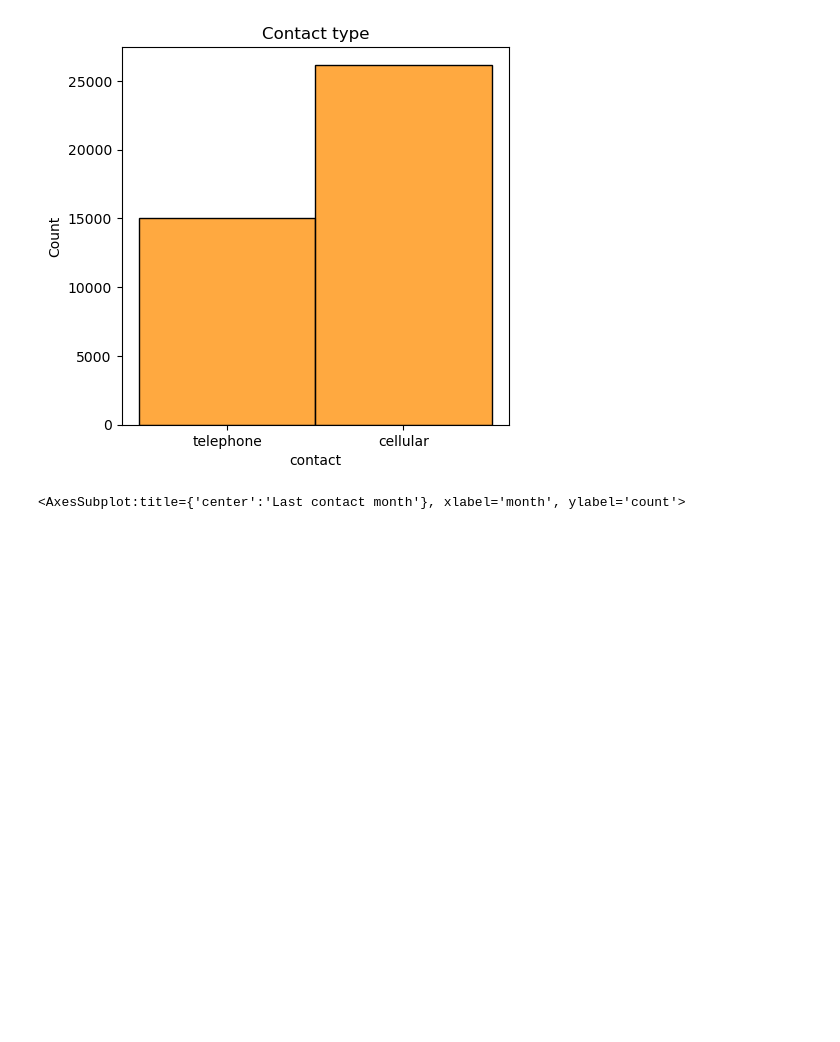
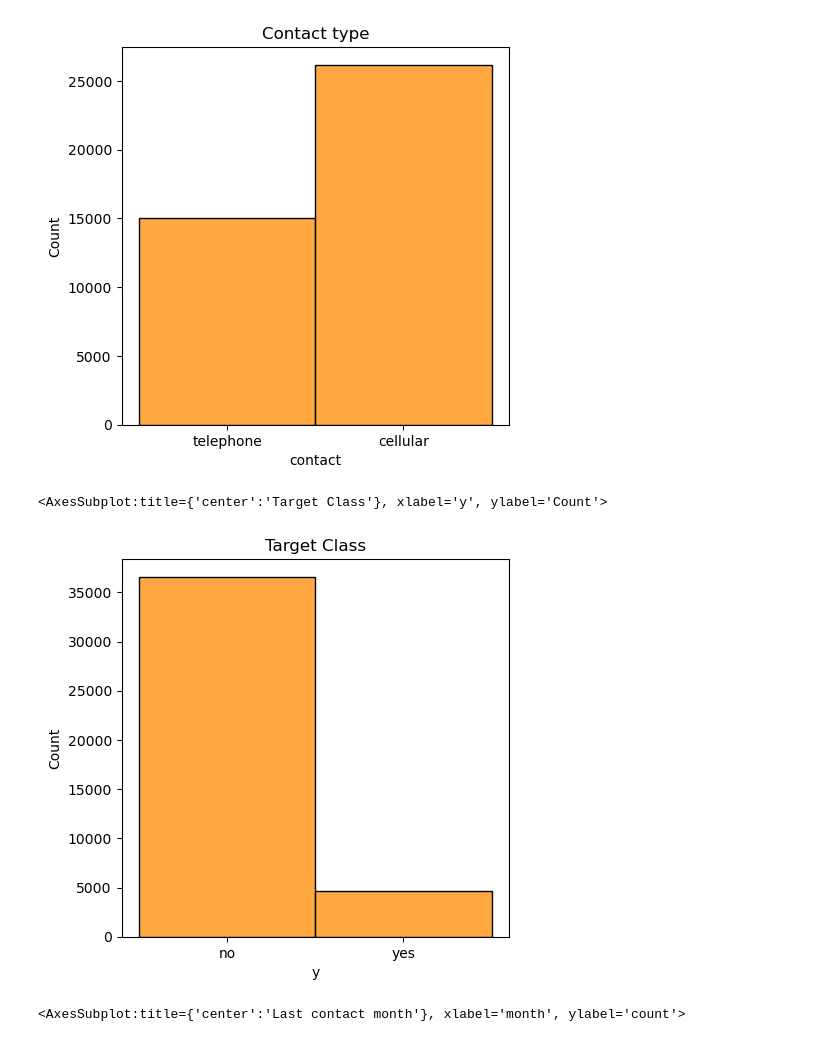
Before and after one commit to ymiyu/ANLY605_Project, a Jupyter notebook: Project_Group3_Midpoint.ipynb, the cells around one changed output. Cells and saved outputs as stored; diff of their text form; code cells hidden in the pictures; blank space fills up the shorter version.

```diff
--- a/Project_Group3_Midpoint.ipynb
+++ b/Project_Group3_Midpoint.ipynb
@@ -98,6 +101,13 @@ sns.histplot(data=df["contact"], bins= 20, color = "darkorange")
 # %% [output]
 <AxesSubplot:title={'center':'Contact type'}, xlabel='contact', ylabel='Count'>
 [figure]
+# %%
+plt.figure(figsize=(5, 5),dpi=100)
+plt.title("Target Class")
+sns.histplot(data=df["y"], color = "darkorange")
+# %% [output]
+<AxesSubplot:title={'center':'Target Class'}, xlabel='y', ylabel='Count'>
+[figure, added]
 # %%
 plt.figure(figsize=(5, 5),dpi=100)
 plt.title("Last contact month")
```
Also changed, not shown: parts of 16 cells of this notebook.
